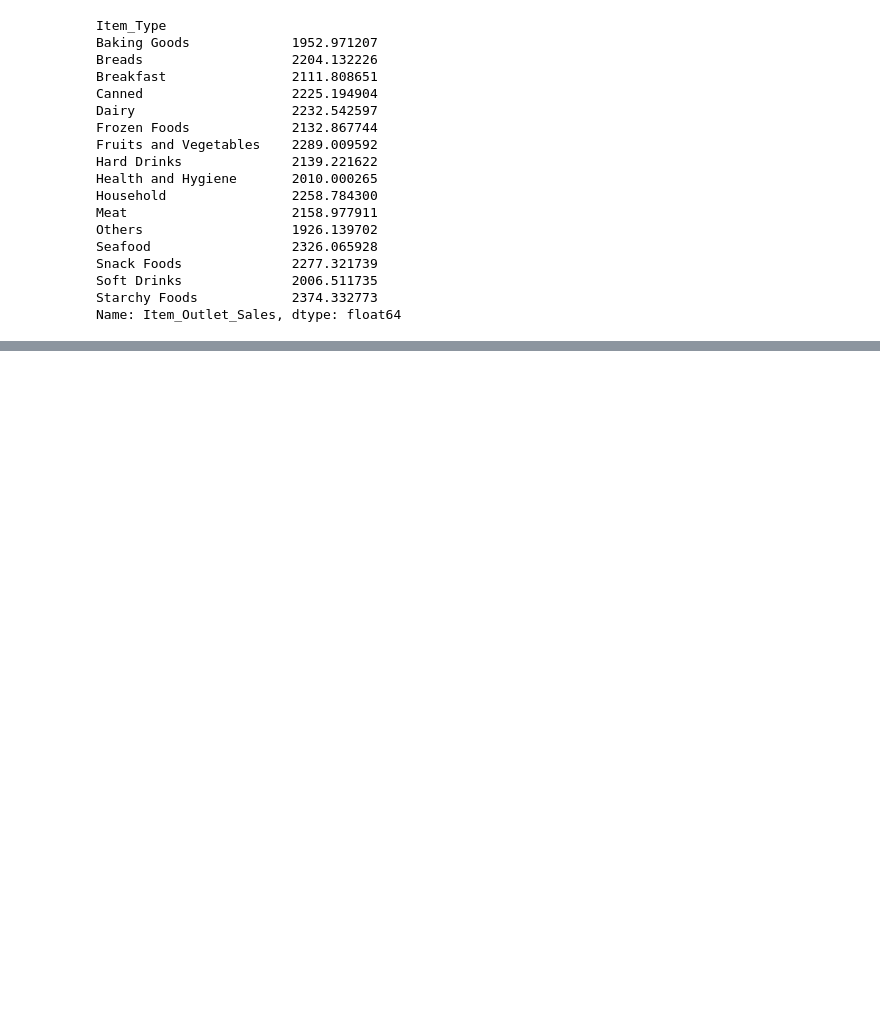
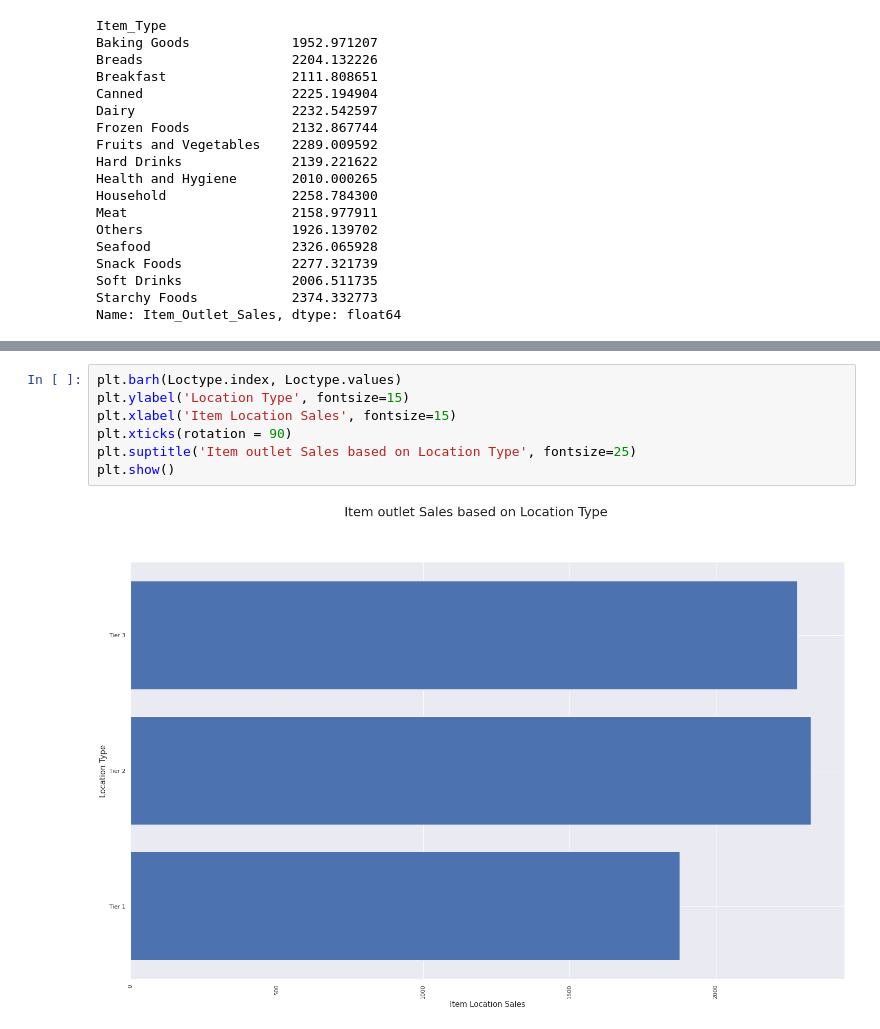
Before and after one commit to XcLyBr/Sales-Forecast, a Jupyter notebook: SalesPrediction.ipynb, the cells around one changed output, grey strips where cells are left out. Cells and saved outputs as stored; diff of their text form; blank space fills up the shorter version.

```diff
--- a/SalesPrediction.ipynb
+++ b/SalesPrediction.ipynb
@@ -263,0 +312,9 @@ plt.show()
+# %%
+plt.barh(Loctype.index, Loctype.values)
+plt.ylabel('Location Type', fontsize=15)
+plt.xlabel('Item Location Sales', fontsize=15)
+plt.xticks(rotation = 90)
+plt.suptitle('Item outlet Sales based on Location Type', fontsize=25)
+plt.show()
+# %% [output]
+[figure, added]
```
Also changed, not shown: parts of 8 cells of this notebook.
